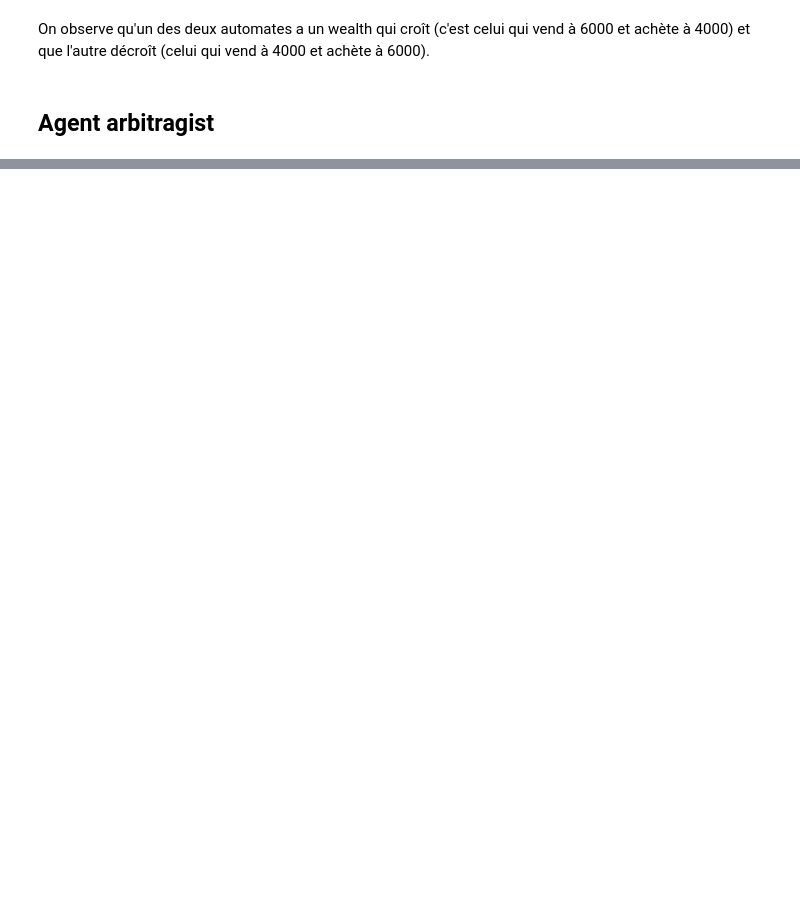
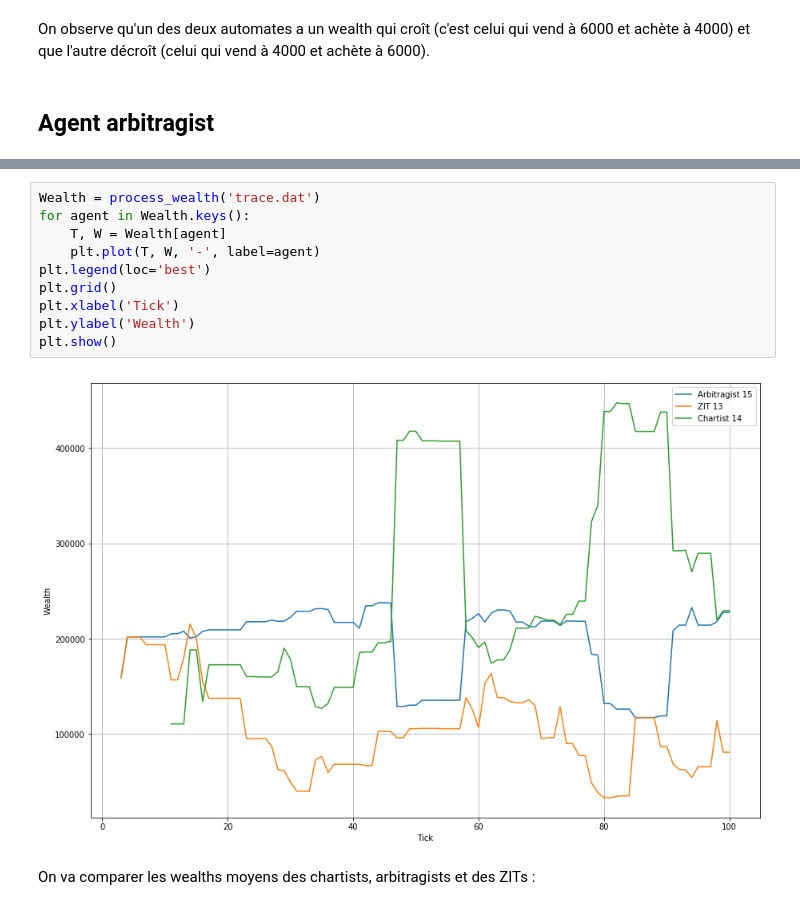
Before and after one commit to cristal-smac/atomPython, a Jupyter notebook: Agents.ipynb, the cells around one changed output, grey strips where cells are left out. Cells and saved outputs as stored; diff of their text form; blank space fills up the shorter version.

Commit message:
Ajout des arbitragists

```diff
--- a/Agents.ipynb
+++ b/Agents.ipynb
@@ -321,0 +379,14 @@ On observe qu'un des deux automates a un wealth qui croît (c'est celui qui vend
+# %%
+Wealth = process_wealth('trace.dat')
+for agent in Wealth.keys():
+    T, W = Wealth[agent]
+    plt.plot(T, W, '-', label=agent)
+plt.legend(loc='best')
+plt.grid()
+plt.xlabel('Tick')
+plt.ylabel('Wealth')
+plt.show()
+# %% [output]
+[figure, added]
+# %% [markdown]
+On va comparer les wealths moyens des chartists, arbitragists et des ZITs :
```
Also changed, not shown: parts of 16 cells of this notebook, 3 other files.
